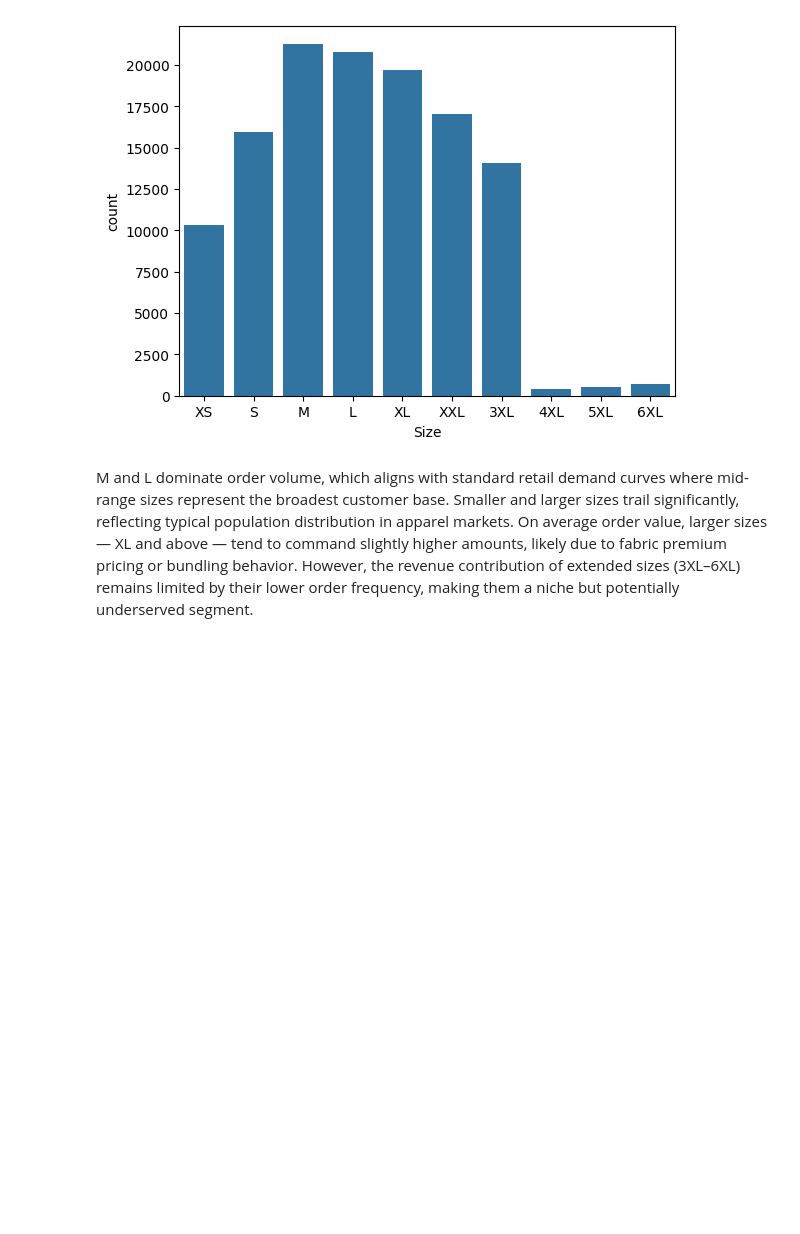
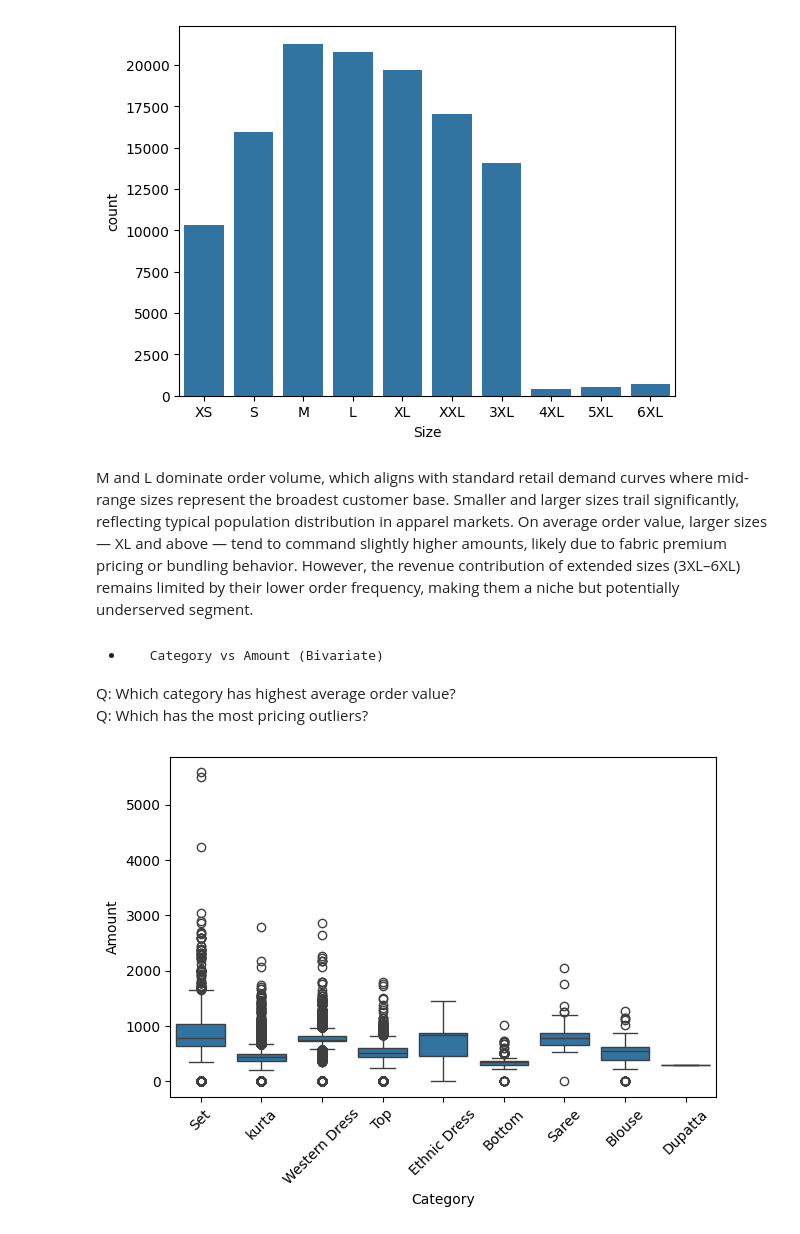
Before and after one commit to aalgovind05/amazon-sales-eda, a Jupyter notebook: notebooks/02_eda_analysis.ipynb, the cells around one changed output. Cells and saved outputs as stored; diff of their text form; code cells hidden in the pictures; blank space fills up the shorter version.

```diff
--- a/notebooks/02_eda_analysis.ipynb
+++ b/notebooks/02_eda_analysis.ipynb
@@ -201,3 +201,14 @@ plt.savefig('images')
 # %% [markdown]
 M and L dominate order volume, which aligns with standard retail demand curves where mid-range sizes represent the broadest customer base. Smaller and larger sizes trail significantly, reflecting typical population distribution in apparel markets.
 On average order value, larger sizes — XL and above — tend to command slightly higher amounts, likely due to fabric premium pricing or bundling behavior. However, the revenue contribution of extended sizes (3XL–6XL) remains limited by their lower order frequency, making them a niche but potentially underserved segment.
+# %% [markdown]
+-      Category vs Amount (Bivariate)
+Q: Which category has highest average order value?
+Q: Which has the most pricing outliers?
+# %%
+sns.boxplot(x='Category', y='Amount', data=df)
+plt.xticks(rotation=45)
+plt.tight_layout()
+plt.savefig('images')
+# %% [output]
+[figure, added]
```
Also changed, not shown: parts of 4 cells of this notebook, 3 other files.
